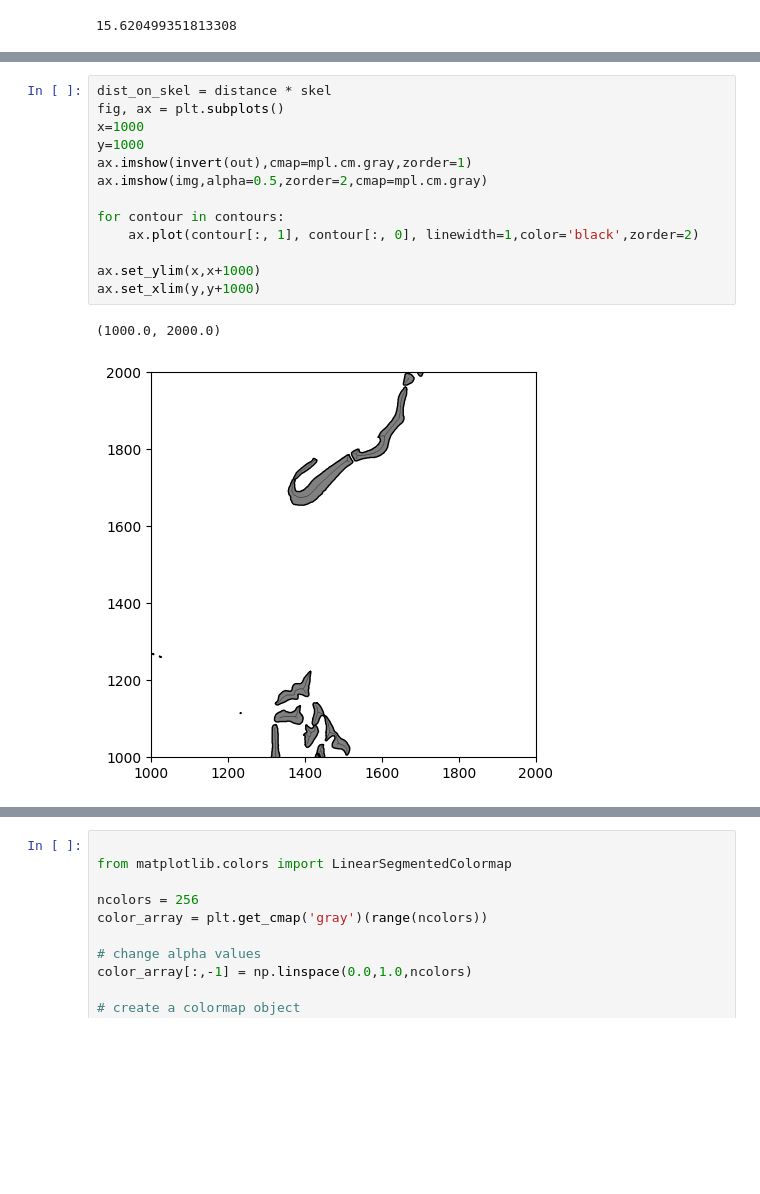
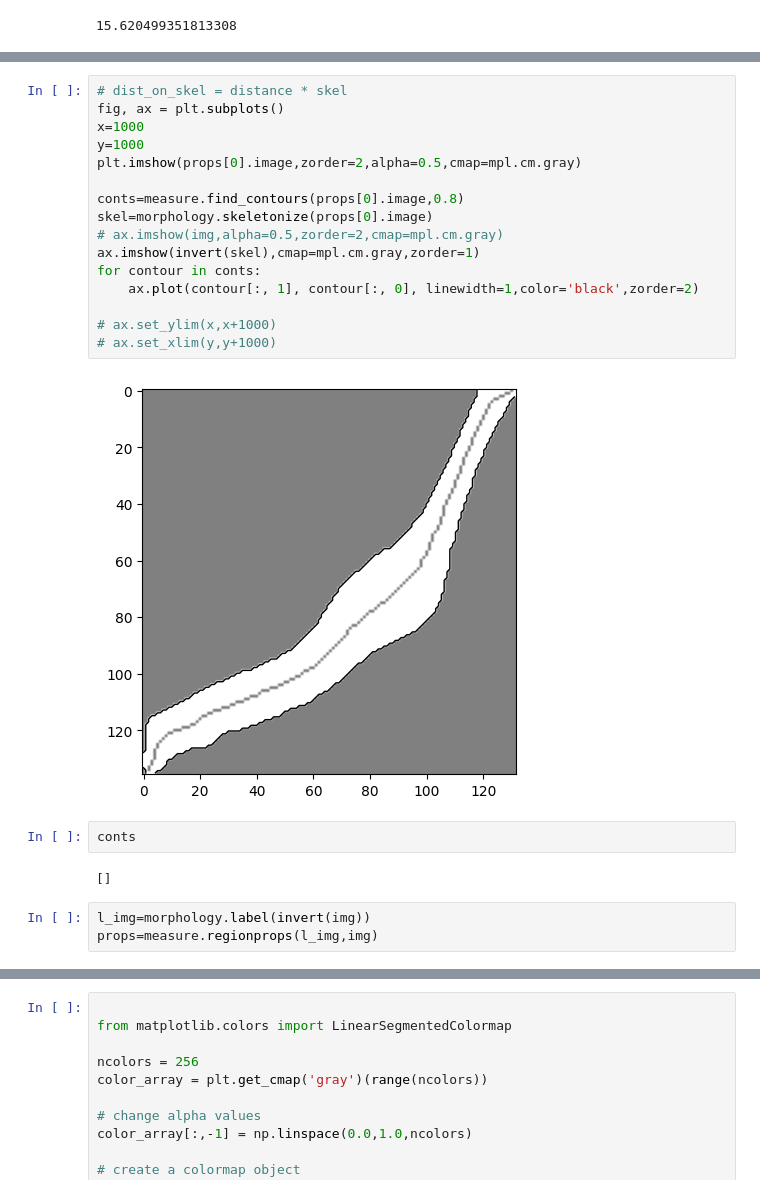
Before and after one commit to potsci/random_projects, a Jupyter notebook: thickness_segmented.ipynb, the cells around one changed output, grey strips where cells are left out. Drawn from its saved outputs; the diff is of its cells as text; blank space fills up the shorter version.

```diff
--- a/thickness_segmented.ipynb
+++ b/thickness_segmented.ipynb
@@ -54,16 +49,25 @@ plt.imshow(img,alpha=0.5)
 # %%
-dist_on_skel = distance * skel
+# dist_on_skel = distance * skel
 fig, ax = plt.subplots()
 x=1000
 y=1000
-ax.imshow(invert(out),cmap=mpl.cm.gray,zorder=1)
-ax.imshow(img,alpha=0.5,zorder=2,cmap=mpl.cm.gray)
+plt.imshow(props[0].image,zorder=2,alpha=0.5,cmap=mpl.cm.gray)
 
-for contour in contours:
+conts=measure.find_contours(props[0].image,0.8)
+skel=morphology.skeletonize(props[0].image)
+# ax.imshow(img,alpha=0.5,zorder=2,cmap=mpl.cm.gray)
+ax.imshow(invert(skel),cmap=mpl.cm.gray,zorder=1)
+for contour in conts:
     ax.plot(contour[:, 1], contour[:, 0], linewidth=1,color='black',zorder=2)
 
-ax.set_ylim(x,x+1000)
-ax.set_xlim(y,y+1000)
+# ax.set_ylim(x,x+1000)
+# ax.set_xlim(y,y+1000)
 # %% [output]
-(1000.0, 2000.0)
-[figure, old version]
+[figure, new version]
+# %%
+conts
+# %% [output]
+[]
+# %%
+l_img=morphology.label(invert(img))
+props=measure.regionprops(l_img,img)
```
Also changed, not shown: parts of 3 cells of this notebook.
